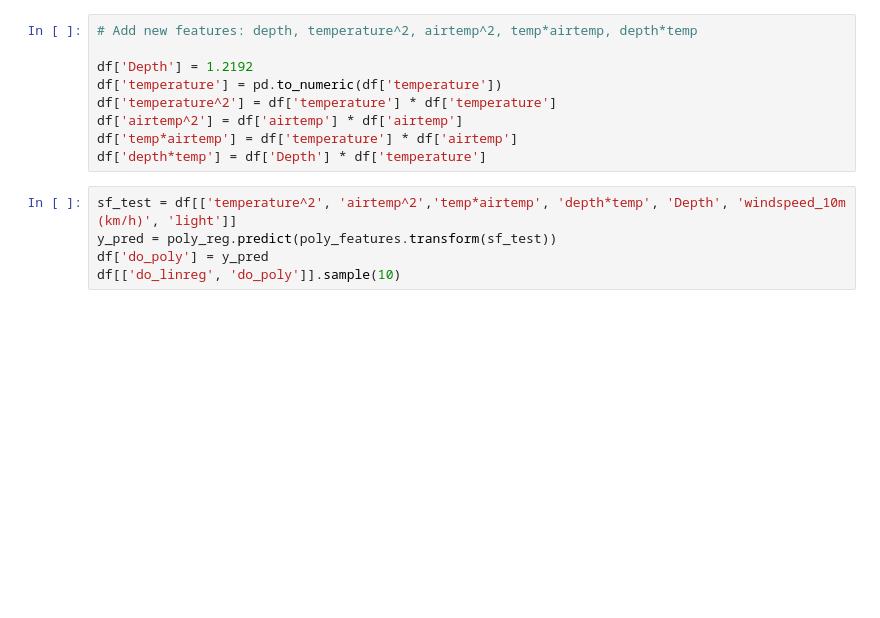
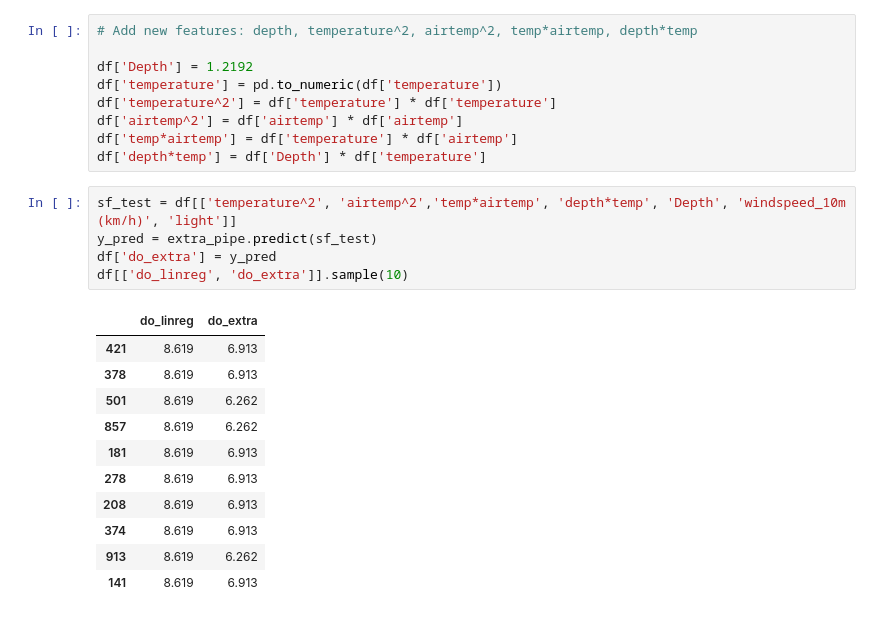
Before and after one commit to NawidT/morefish-ml, a Jupyter notebook: training/data-exploring-phillyset.ipynb, the cells around one changed output. Drawn from its saved outputs; the diff is of its cells as text; blank space fills up the shorter version.

```diff
--- a/training/data-exploring-phillyset.ipynb
+++ b/training/data-exploring-phillyset.ipynb
@@ -250,6 +320,18 @@ df['temp*airtemp'] = df['temperature'] * df['airtemp']
 df['depth*temp'] = df['Depth'] * df['temperature']
 # %%
 sf_test = df[['temperature^2', 'airtemp^2','temp*airtemp', 'depth*temp', 'Depth', 'windspeed_10m (km/h)', 'light']]
-y_pred = poly_reg.predict(poly_features.transform(sf_test))
-df['do_poly'] = y_pred
-df[['do_linreg', 'do_poly']].sample(10)
+y_pred = extra_pipe.predict(sf_test)
+df['do_extra'] = y_pred
+df[['do_linreg', 'do_extra']].sample(10)
+# %% [output]
+|  | do_linreg | do_extra |
+| 421 | 8.619 | 6.913 |
+| 378 | 8.619 | 6.913 |
+| 501 | 8.619 | 6.262 |
+| 857 | 8.619 | 6.262 |
+| 181 | 8.619 | 6.913 |
+| 278 | 8.619 | 6.913 |
+| 208 | 8.619 | 6.913 |
+| 374 | 8.619 | 6.913 |
+| 913 | 8.619 | 6.262 |
+| 141 | 8.619 | 6.913 |
```
Also changed, not shown: parts of 11 cells of this notebook, 5 other files.
